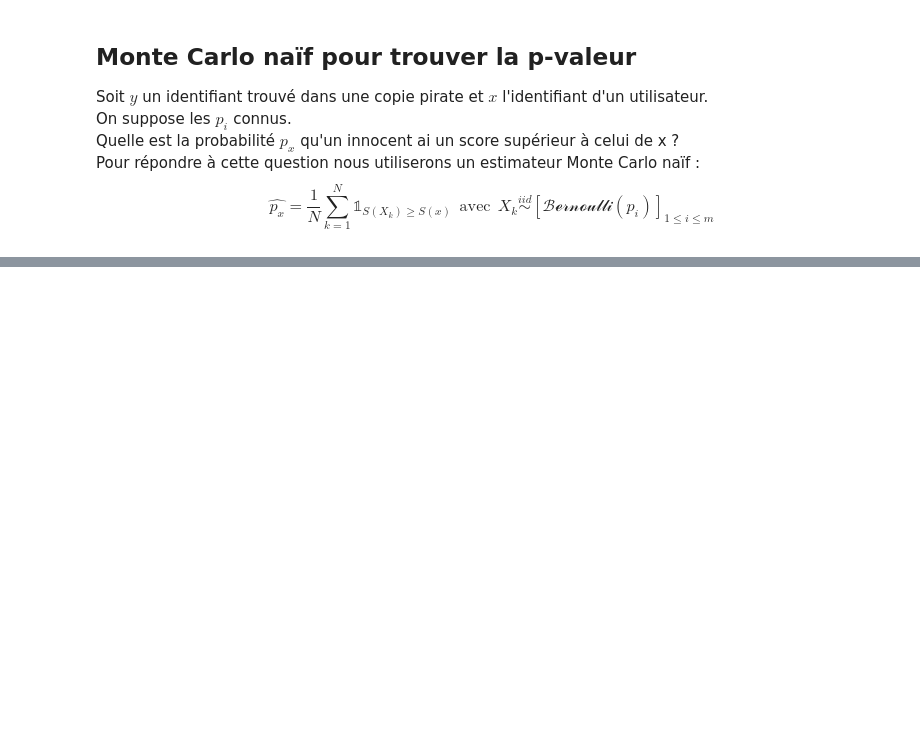
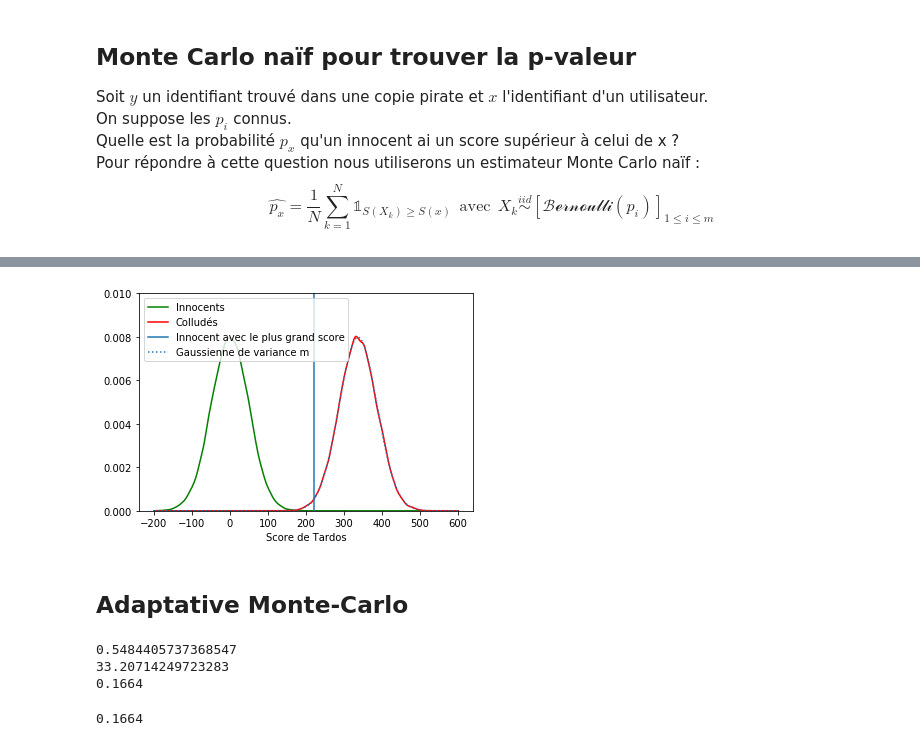
Before and after one commit to augustin9080/MAP512, a Jupyter notebook: MAP512_Laruelle_Freitas.ipynb, the cells around one changed output, grey strips where cells are left out. Saved outputs shown, nothing was run; the diff lists cells and outputs as text; code cells hidden in the pictures; blank space fills up the shorter version.

```diff
--- a/MAP512_Laruelle_Freitas.ipynb
+++ b/MAP512_Laruelle_Freitas.ipynb
@@ -178,0 +223,7 @@ affichage(si,sc)
+# %%
+si,sc = calcul_scores_colludes(X,p,c,pile_ou_face)
+affichage_colludes(si,sc,"pile_ou_face")
+# %% [output]
+[figure, added]
+# %% [markdown]
+## Adaptative Monte-Carlo
@@ -178,0 +308,7 @@ affichage(si,sc)
+# %%
+MC_Adaptative(p,y,score_lim,J,T,N)
+# %% [output]
+0.5484405737368547
+33.20714249723283
+0.1664
+0.1664
```
Also changed, not shown: parts of 17 cells of this notebook, 13 other files.
